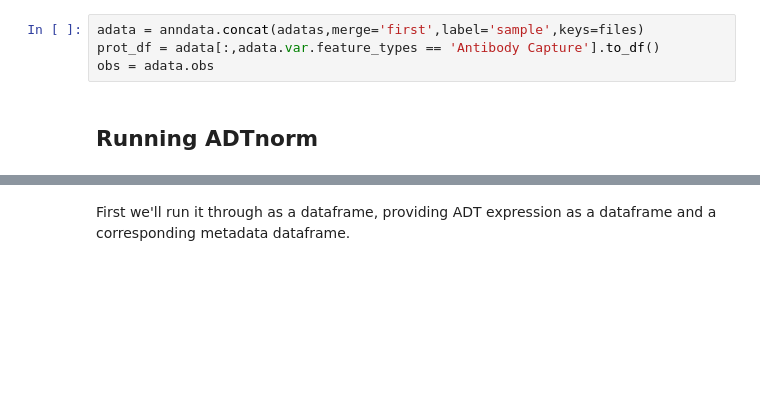
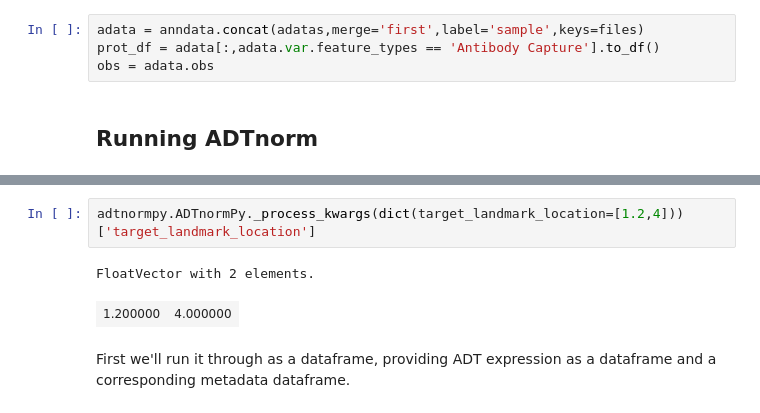
Before and after one commit to donnafarberlab/ADTnormPy, a Jupyter notebook: ADTnormPyExampleUsage.ipynb, the cells around one changed output, grey strips where cells are left out. Drawn from its saved outputs; the diff is of its cells as text; blank space fills up the shorter version.

```diff
--- a/ADTnormPyExampleUsage.ipynb
+++ b/ADTnormPyExampleUsage.ipynb
@@ -31,3 +49,8 @@ obs = adata.obs
+# %%
+adtnormpy.ADTnormPy._process_kwargs(dict(target_landmark_location=[1.2,4]))['target_landmark_location']
+# %% [output]
+FloatVector with 2 elements.
+| 1.200000 | 4.000000 |
 # %% [markdown]
 First we'll run it through as a dataframe, providing ADT expression as a dataframe and a corresponding metadata dataframe.
 # %%
```
Also changed, not shown: parts of 3 cells of this notebook, 5 other files.
